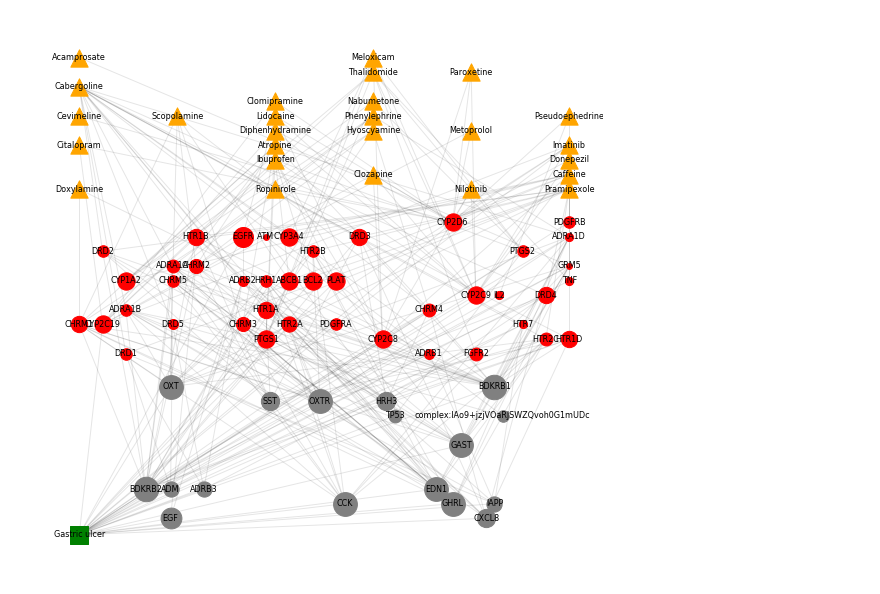
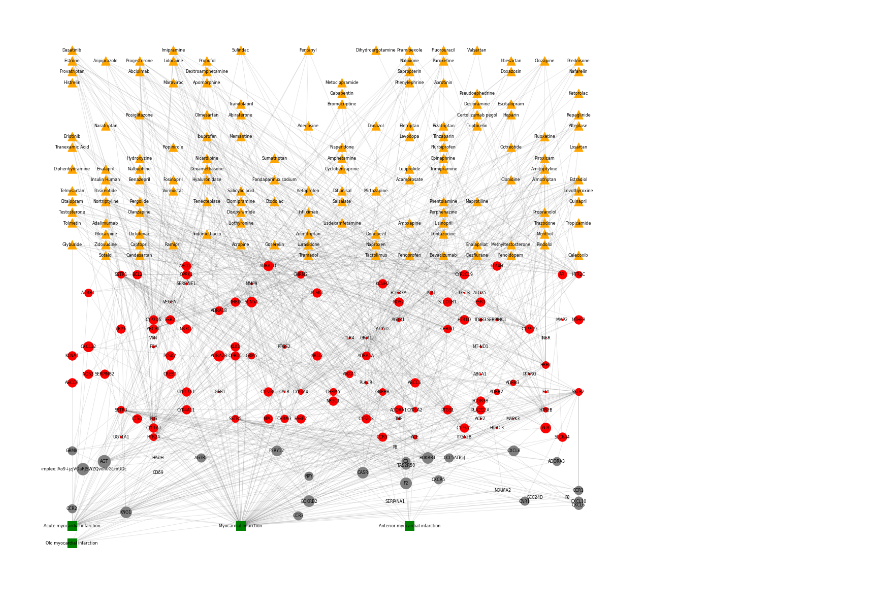
Before and after one commit to jenwilson521/Designated-Medical-Event-Pathways, a Jupyter notebook: Code/find_co_therapy_networks.ipynb, the cells around one changed output. Saved outputs shown, nothing was run; the diff lists cells and outputs as text; code cells hidden in the pictures.

```diff
--- a/Code/find_co_therapy_networks.ipynb
+++ b/Code/find_co_therapy_networks.ipynb
@@ -33,8 +33,9 @@ db2n = pickle.load(open(db2nf,'rb'))
 dme_net_f = {}
 dme_net_data = {}
 for dme in true_positives_dbid:
-    dme_net_f[dme] = os.path.join(dme_mdir,dme+'merged_net.pkl')
-    dme_net_data[dme] = os.path.join(dme_mdir,dme+'zipped_net_data.pkl')
+    dme_lookup = dme.replace(' ','_')
+    dme_net_f[dme] = os.path.join(dme_mdir,dme_lookup+'_merged_net.pkl')
+    dme_net_data[dme] = os.path.join(dme_mdir,dme_lookup+'_zipped_net_data.pkl')
 #print([k for k in true_positives_dbid.keys()])
 # %%
 def pairwise(iterable):
@@ -46,11 +47,17 @@ def create_layer_array(layer_num,nrows,min_positions,fig_width):
     # for phenotype layer, reduce the number of rows
     if layer_num == 1:
         nrows = 2
+        ymin = 0.5
+        ymax = 1.0
+    elif layer_num == 2:
         ymin = 1.3
-        ymax = 1.5
+        ymax = 3.3
+    elif layer_num == 3:
+        ymin = 3.6
+        ymax = 8.6
     else:
-        ymin = layer_num - 0.4
-        ymax = layer_num + 0.4
+        ymin = 8.9 #layer_num*2 - 1.0
+        ymax = 14.9 #layer_num*2 + 1.0
 
     min_cols = math.ceil(float(min_positions)/nrows)
     act_cols = min_cols *2
@@ -99,9 +106,12 @@ def get_layered_positions(ntd,nrows,fig_width):
 # %%
 #gene_of_interest = 'MTNR1A'
 #dme = 'Tardive dyskinesia'
-gene_of_interest = 'TP53'
-dme = 'Gastric ulcer'
+#gene_of_interest = 'TP53'
+#dme = 'Gastric ulcer'
+gene_of_interest = 'F2'
+dme = 'Myocardial infarction'
 
+# dme_lookup = dme.replace(' ','_')
 dmeG = pickle.load(open(dme_net_f[dme],'rb'))
 net_data = pickle.load(open(dme_net_data[dme],'rb')) # zipped object:(node_list,colors,shapes,sizes,graph_node_types)
 stash_data = [x for x in net_data]
@@ -128,13 +138,13 @@ nodes_to_keep = set()
 for drug in dme_drugs:
     for ph in dme_phens:
         if nx.has_path(dmeG,drug,ph):
-            aspths = [p for p in nx.all_shortest_paths(dmeG,source=drug,target=ph)] # keep a subset of edges from drugs -> phen
-            for short_pth in aspths:
-                ind_edges = pairwise(short_pth)
-                for (a,b) in ind_edges:
-                    edges_to_keep.add((a,b))
-                    nodes_to_keep.add(a)
-                    nodes_to_keep.add(b)
+            #aspths = [p for p in nx.all_shortest_paths(dmeG,source=drug,target=ph)] # keep a subset of edges from drugs -> phen
+            #for short_pth in aspths:
+            #    ind_edges = pairwise(short_pth)
+            #    for (a,b) in ind_edges:
+            #        edges_to_keep.add((a,b))
+            #        nodes_to_keep.add(a)
+            #        nodes_to_keep.add(b)
             aspths2 = [p for p in nx.all_shortest_paths(dmeG,source=drug,target=gene_of_interest)] # look specifically for relation to gene of interest
             for short_pth in aspths2:
                 ind_edges = pairwise(short_pth)
@@ -145,37 +155,37 @@ for drug in dme_drugs:
 
             aspths3 = [p for p in nx.all_shortest_paths(dmeG,source=gene_of_interest,target=ph)] # lastly edges from GOI to ph
             for short_pth in aspths3:
                 ind_edges = pairwise(short_pth)
                 for (a,b) in ind_edges:
                     edges_to_keep.add((a,b))
                     nodes_to_keep.add(a)
                     nodes_to_keep.add(b)
 
 # specifications for figure making
-fig_width = 2
-nrows = 10
+fig_width = 10
+nrows = 20
 
 pos = get_layered_positions(node_just_type,nrows,fig_width)
 
-fig,ax = plt.subplots(figsize=(10,10))
+fig,ax = plt.subplots(figsize=(20,20))
 #ax.set_ylim([0,fig_height])
 #ax.set_xlim([0,fig_width])
 dmeG = nx.Graph()
 for (a,b) in edges_to_keep:
     dmeG.add_edge(a,b)
 
 ec = nx.draw_networkx_edges(dmeG, pos, alpha=0.1)
 # ec = nx.draw_networkx_edges(dmeG,positions,alpha=0.2)
 
 for n in dmeG.nodes():
     nc = nx.draw_networkx_nodes(dmeG,pos,nodelist=[n],node_color=node_data[n]['color'],node_shape=node_data[n]['shape'],node_size=node_data[n]['size'])
     nc = nx.draw_networkx_labels(dmeG,pos,labels={n:n},font_size = 8, weight='bold')
 
 plt.axis('off')
 plt.savefig(os.path.join(ctdir,'_'.join([dme,gene_of_interest,'network','.png'])),dpi=300)
 plt.show()
 # %% [output]
-[figure, old version]
+[figure, new version]
 # %%
 ### OLD CODE FOR DEVELOPMENT
 # generate positions for certain node types
```
Also changed, not shown: 2 other files.
